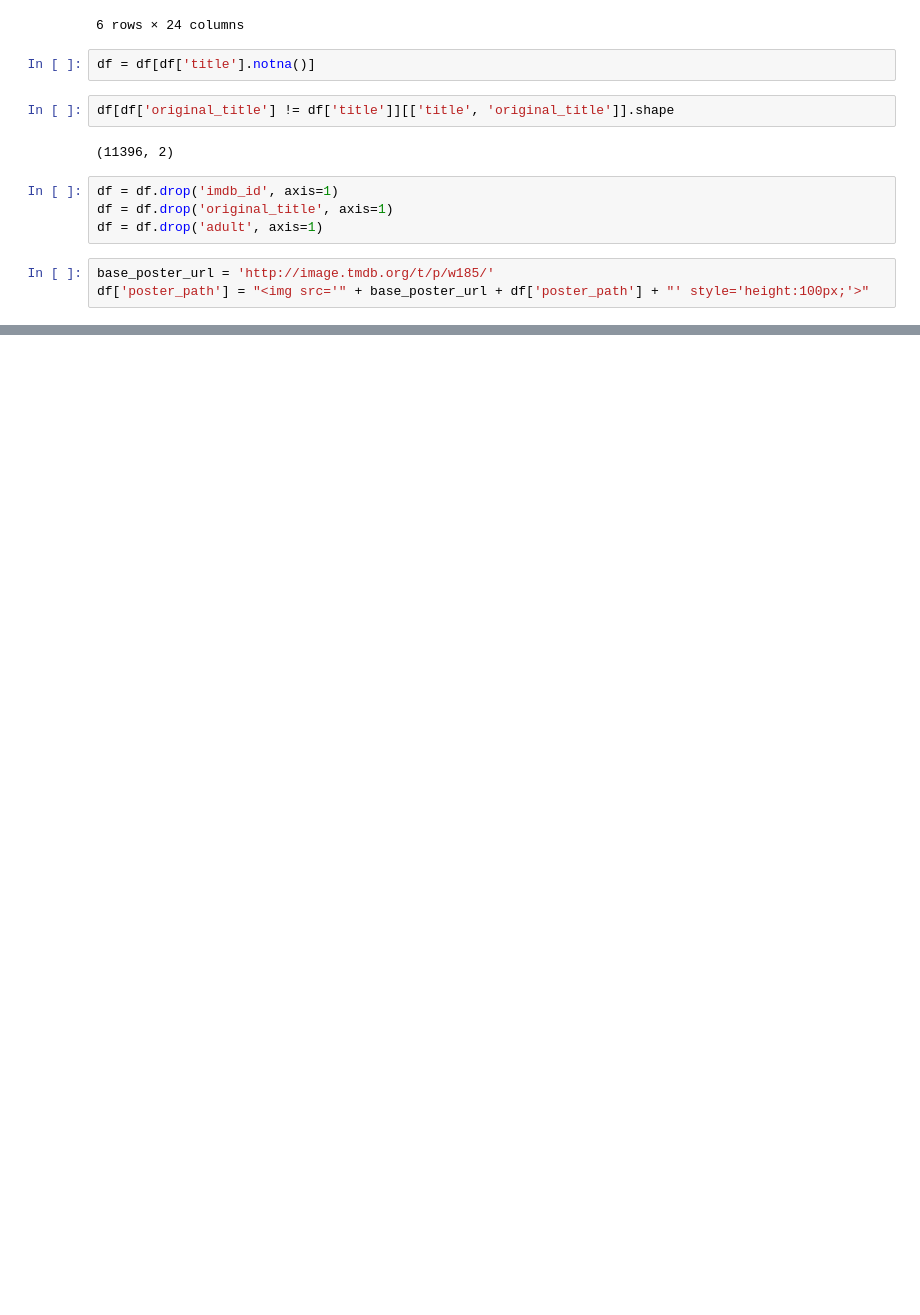
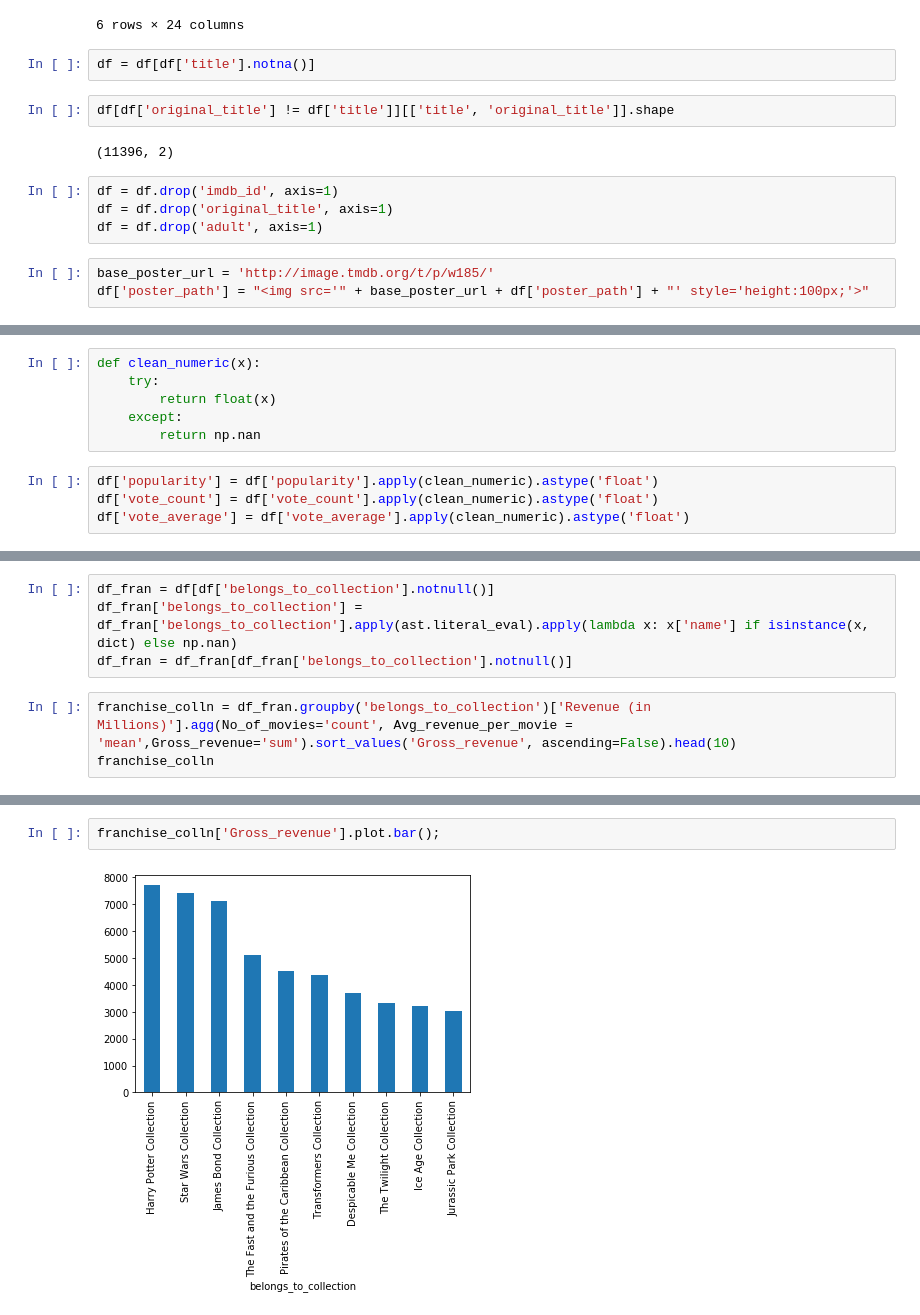
Before and after one commit to sanjay033/Movie-Recommendation, a Jupyter notebook: Movie Recommendation Engine.ipynb, the cells around one changed output, grey strips where cells are left out. Cells and saved outputs as stored; diff of their text form; blank space fills up the shorter version.

Commit message:
Update Movie Recommendation Engine.ipynb
Starting to explore Meta_movies dataset to understand the highest grossing films and film franchises

```diff
--- a/Movie Recommendation Engine.ipynb
+++ b/Movie Recommendation Engine.ipynb
@@ -127,0 +147,10 @@ The final dataset has 45460 rows and 21columns
+# %%
+def clean_numeric(x):
+    try:
+        return float(x)
+    except:
+        return np.nan
+# %%
+df['popularity'] = df['popularity'].apply(clean_numeric).astype('float')
+df['vote_count'] = df['vote_count'].apply(clean_numeric).astype('float')
+df['vote_average'] = df['vote_average'].apply(clean_numeric).astype('float')
@@ -127,0 +190,7 @@ The final dataset has 45460 rows and 21columns
+# %%
+df_fran = df[df['belongs_to_collection'].notnull()]
+df_fran['belongs_to_collection'] = df_fran['belongs_to_collection'].apply(ast.literal_eval).apply(lambda x: x['name'] if isinstance(x, dict) else np.nan)
+df_fran = df_fran[df_fran['belongs_to_collection'].notnull()]
+# %%
+franchise_colln = df_fran.groupby('belongs_to_collection')['Revenue (in Millions)'].agg(No_of_movies='count', Avg_revenue_per_movie = 'mean',Gross_revenue='sum').sort_values('Gross_revenue', ascending=False).head(10)
+franchise_colln
@@ -127,0 +210,4 @@ The final dataset has 45460 rows and 21columns
+# %%
+franchise_colln['Gross_revenue'].plot.bar();
+# %% [output]
+[figure, added]
```
Also changed, not shown: parts of 21 cells of this notebook.
